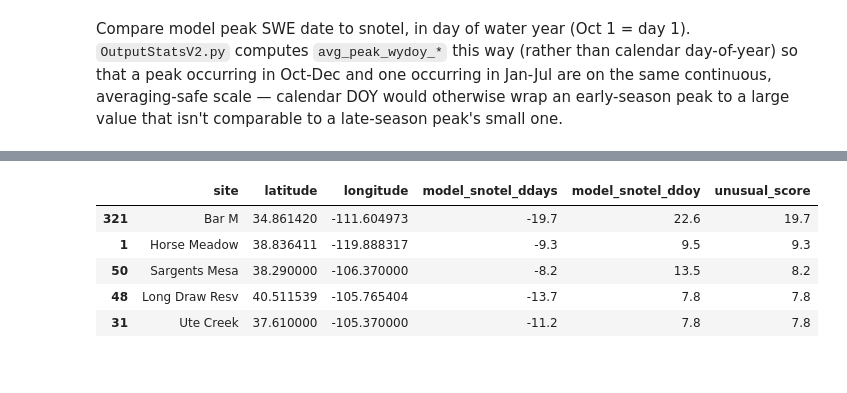
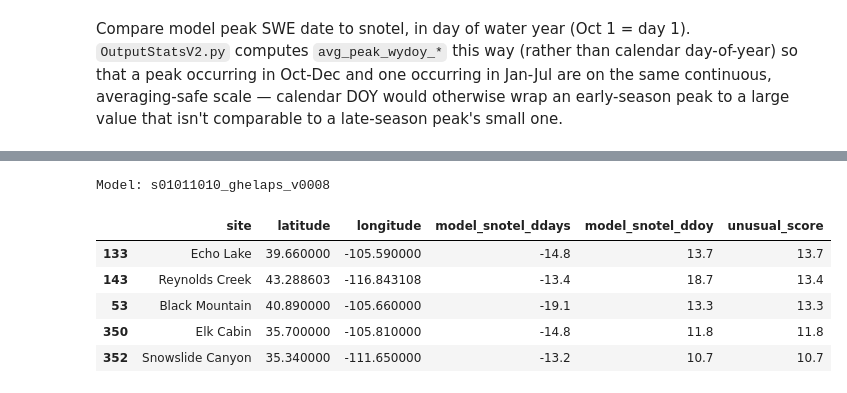
Before and after one commit to chrisrycx/lm4px_data_analysis, a Jupyter notebook: output_analysis/interactive/SpatialErrorV2.ipynb, the cells around one changed output, grey strips where cells are left out. Cells and saved outputs as stored; diff of their text form; code cells hidden in the pictures.

```diff
--- a/output_analysis/interactive/SpatialErrorV2.ipynb
+++ b/output_analysis/interactive/SpatialErrorV2.ipynb
@@ -143,21 +127,33 @@ Identify sites where the model season is much shorter than observed (`model_snot
 # %%
+# Hardcoded model run for this diagnostic - change as needed
+MODEL_NAME = 's01011010_ghelaps_v0008'
+model_df = dfs[MODEL_NAME]
+
+snow_days = model_df[['site', 'latitude', 'longitude', 'avg_snow_days_snotel', 'avg_snow_days_model']].copy()
+snow_days['model_snotel_ddays'] = snow_days['avg_snow_days_model'] - snow_days['avg_snow_days_snotel']
+
+peak_doy = model_df[['site', 'latitude', 'longitude', 'avg_peak_wydoy_snotel', 'avg_peak_wydoy_model']].copy()
+peak_doy['model_snotel_ddoy'] = peak_doy['avg_peak_wydoy_model'] - peak_doy['avg_peak_wydoy_snotel']
+
 # Combine the two diagnostics on site
-unusual = snow_days[['site','latitude','longitude','model_snotel_ddays']].merge(
-    peak_doy[['site','model_snotel_ddoy']], on='site'
+unusual = snow_days[['site', 'latitude', 'longitude', 'model_snotel_ddays']].merge(
+    peak_doy[['site', 'model_snotel_ddoy']], on='site'
 )
 
 # Score is only large when BOTH anomalies are present and severe:
 # shorter model season (ddays << 0) and later model peak (ddoy >> 0).
 # Using the min of the two "unusualness" directions means one large term
 # can't inflate the score if the other condition isn't also met.
 unusual['unusual_score'] = np.minimum(-unusual['model_snotel_ddays'], unusual['model_snotel_ddoy'])
 
+print(f"Model: {MODEL_NAME}")
 top5 = unusual.sort_values('unusual_score', ascending=False).head(5)
-top5[['site','latitude','longitude','model_snotel_ddays','model_snotel_ddoy','unusual_score']]
+top5[['site', 'latitude', 'longitude', 'model_snotel_ddays', 'model_snotel_ddoy', 'unusual_score']]
 # %% [output]
+Model: s01011010_ghelaps_v0008
 |  | site | latitude | longitude | model_snotel_ddays | model_snotel_ddoy | unusual_score |
-| 321 | Bar M | 34.861420 | -111.604973 | -19.7 | 22.6 | 19.7 |
-| 1 | Horse Meadow | 38.836411 | -119.888317 | -9.3 | 9.5 | 9.3 |
-| 50 | Sargents Mesa | 38.290000 | -106.370000 | -8.2 | 13.5 | 8.2 |
-| 48 | Long Draw Resv | 40.511539 | -105.765404 | -13.7 | 7.8 | 7.8 |
-| 31 | Ute Creek | 37.610000 | -105.370000 | -11.2 | 7.8 | 7.8 |
+| 133 | Echo Lake | 39.660000 | -105.590000 | -14.8 | 13.7 | 13.7 |
+| 143 | Reynolds Creek | 43.288603 | -116.843108 | -13.4 | 18.7 | 13.4 |
+| 53 | Black Mountain | 40.890000 | -105.660000 | -19.1 | 13.3 | 13.3 |
+| 350 | Elk Cabin | 35.700000 | -105.810000 | -14.8 | 11.8 | 11.8 |
+| 352 | Snowslide Canyon | 35.340000 | -111.650000 | -13.2 | 10.7 | 10.7 |
```
Also changed, not shown: parts of 16 cells of this notebook.
